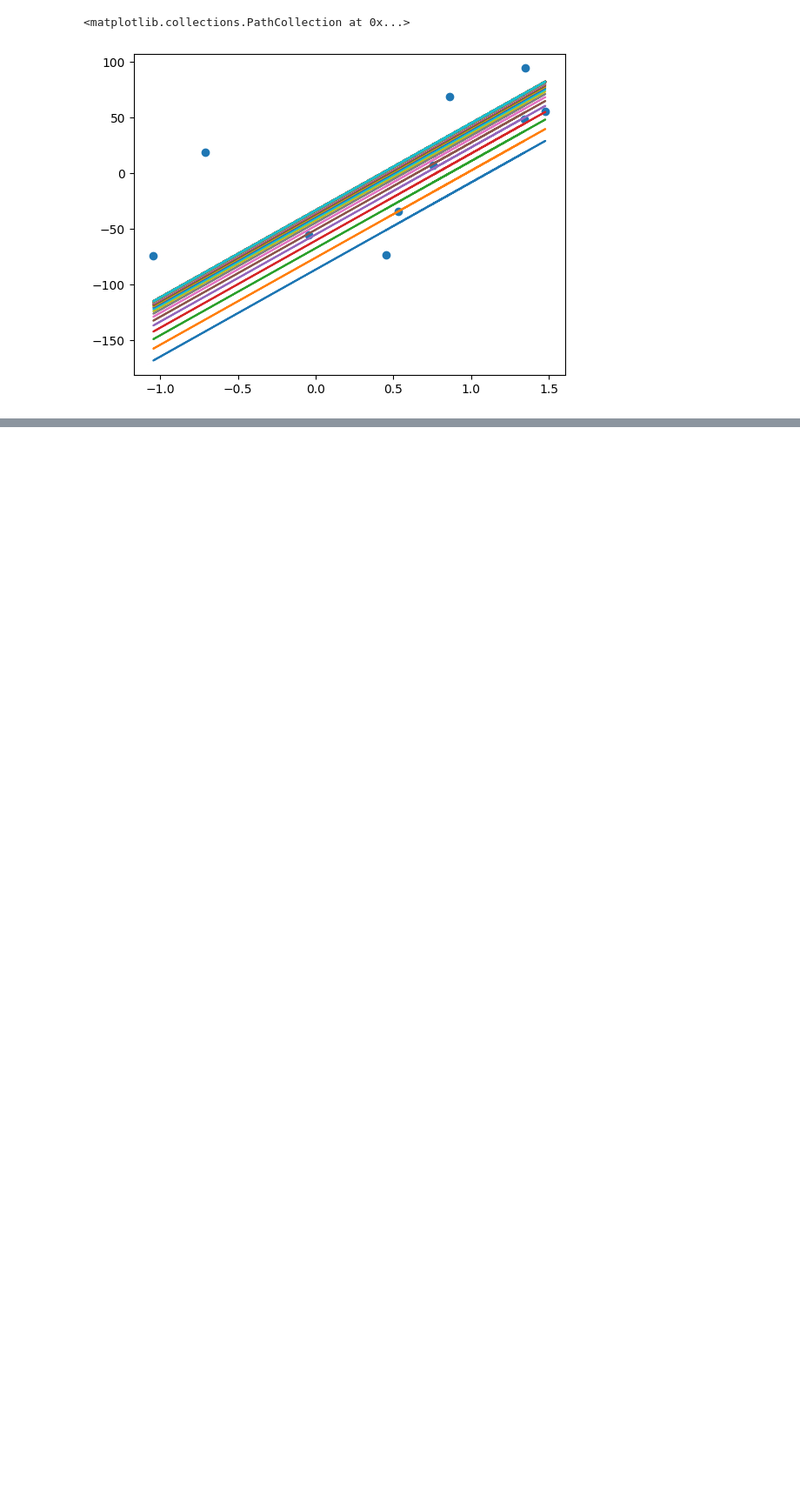
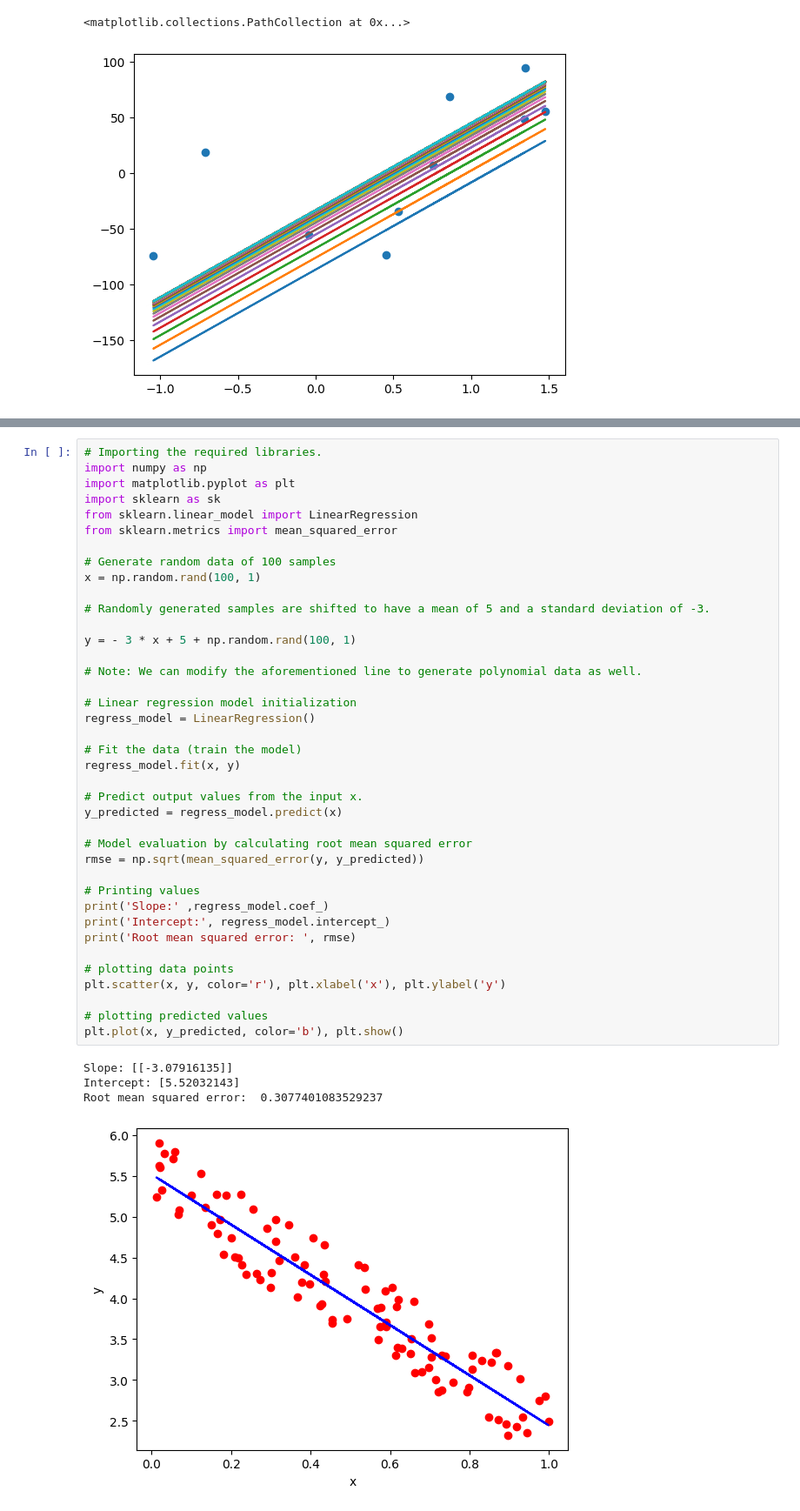
Before and after one commit to 13hamza/gradient_descent, a Jupyter notebook: ML_Assignment_1_70111624.ipynb, the cells around one changed output, grey strips where cells are left out. Shown at 87% size. Drawn from its saved outputs; the diff is of its cells as text; blank space fills up the shorter version.

```diff
--- a/ML_Assignment_1_70111624.ipynb
+++ b/ML_Assignment_1_70111624.ipynb
@@ -159,0 +165,44 @@ plt.scatter(X,y)
+# %%
+# Importing the required libraries.
+import numpy as np
+import matplotlib.pyplot as plt
+import sklearn as sk
+from sklearn.linear_model import LinearRegression
+from sklearn.metrics import mean_squared_error
+
+# Generate random data of 100 samples
+x = np.random.rand(100, 1)
+
+# Randomly generated samples are shifted to have a mean of 5 and a standard deviation of -3.
+
+y = - 3 * x + 5 + np.random.rand(100, 1)
+
+# Note: We can modify the aforementioned line to generate polynomial data as well.
+
+# Linear regression model initialization
+regress_model = LinearRegression()
+
+# Fit the data (train the model)
+regress_model.fit(x, y)
+
+# Predict output values from the input x.
+y_predicted = regress_model.predict(x)
+
+# Model evaluation by calculating root mean squared error
+rmse = np.sqrt(mean_squared_error(y, y_predicted))
+
+# Printing values
+print('Slope:' ,regress_model.coef_)
+print('Intercept:', regress_model.intercept_)
+print('Root mean squared error: ', rmse)
+
+# plotting data points
+plt.scatter(x, y, color='r'), plt.xlabel('x'), plt.ylabel('y')
+
+# plotting predicted values
+plt.plot(x, y_predicted, color='b'), plt.show()
+# %% [output]
+Slope: [[-3.07916135]]
+Intercept: [5.52032143]
+Root mean squared error:  0.3077401083529237
+[figure, added]
```
Also changed, not shown: parts of 19 cells of this notebook.
